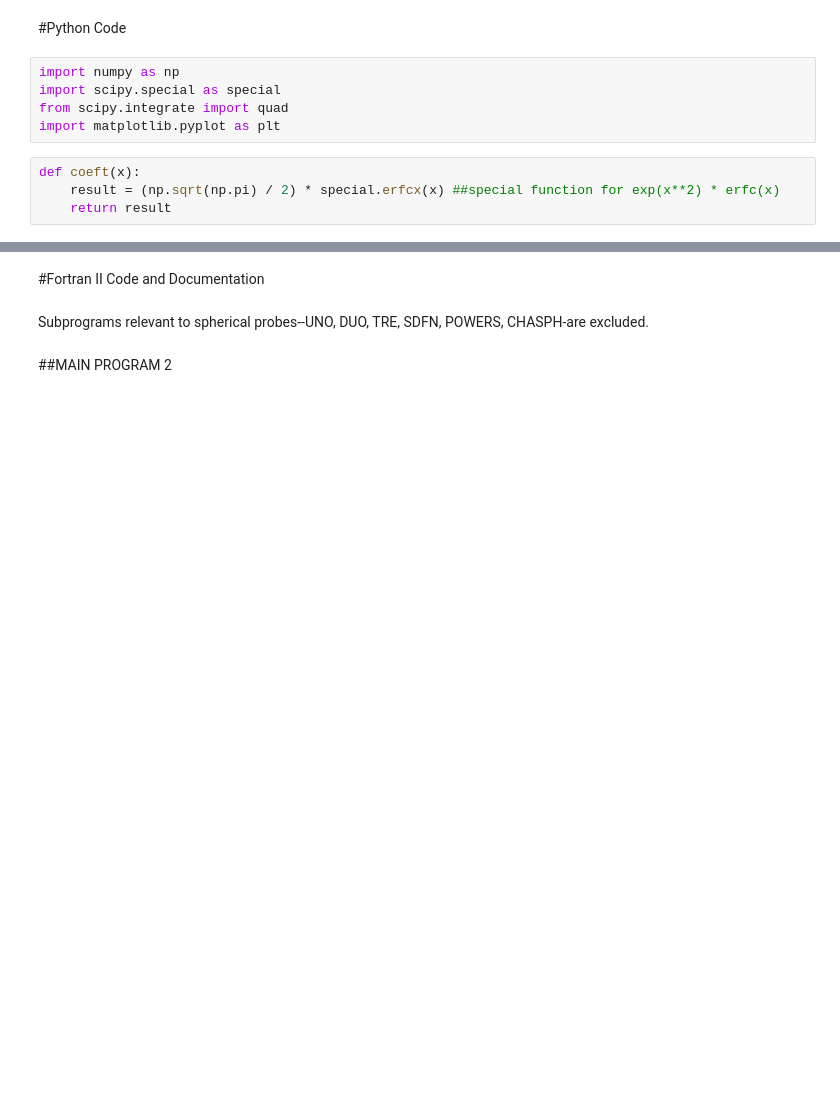
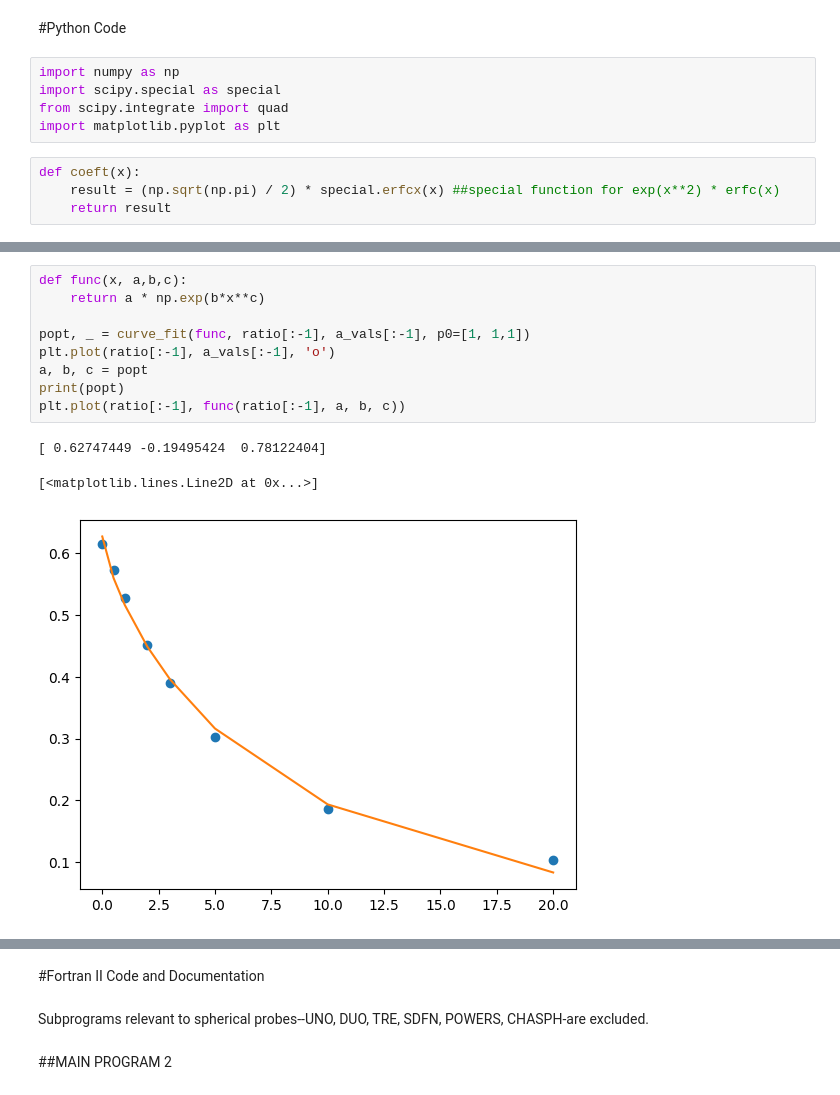
Before and after one commit to russburns/Laframboise1966Code, a Jupyter notebook: MAIN_PROGRAM_2.ipynb, the cells around one changed output, grey strips where cells are left out. Saved outputs shown, nothing was run; the diff lists cells and outputs as text; blank space fills up the shorter version.

```diff
--- a/MAIN_PROGRAM_2.ipynb
+++ b/MAIN_PROGRAM_2.ipynb
@@ -13,0 +84,13 @@ def coeft(x):
+# %%
+def func(x, a,b,c):
+    return a * np.exp(b*x**c)
+
+popt, _ = curve_fit(func, ratio[:-1], a_vals[:-1], p0=[1, 1,1])
+plt.plot(ratio[:-1], a_vals[:-1], 'o')
+a, b, c = popt
+print(popt)
+plt.plot(ratio[:-1], func(ratio[:-1], a, b, c))
+# %% [output]
+[ 0.62747449 -0.19495424  0.78122404]
+[<matplotlib.lines.Line2D at 0x...>]
+[figure, added]
```
Also changed, not shown: parts of 12 cells of this notebook.
